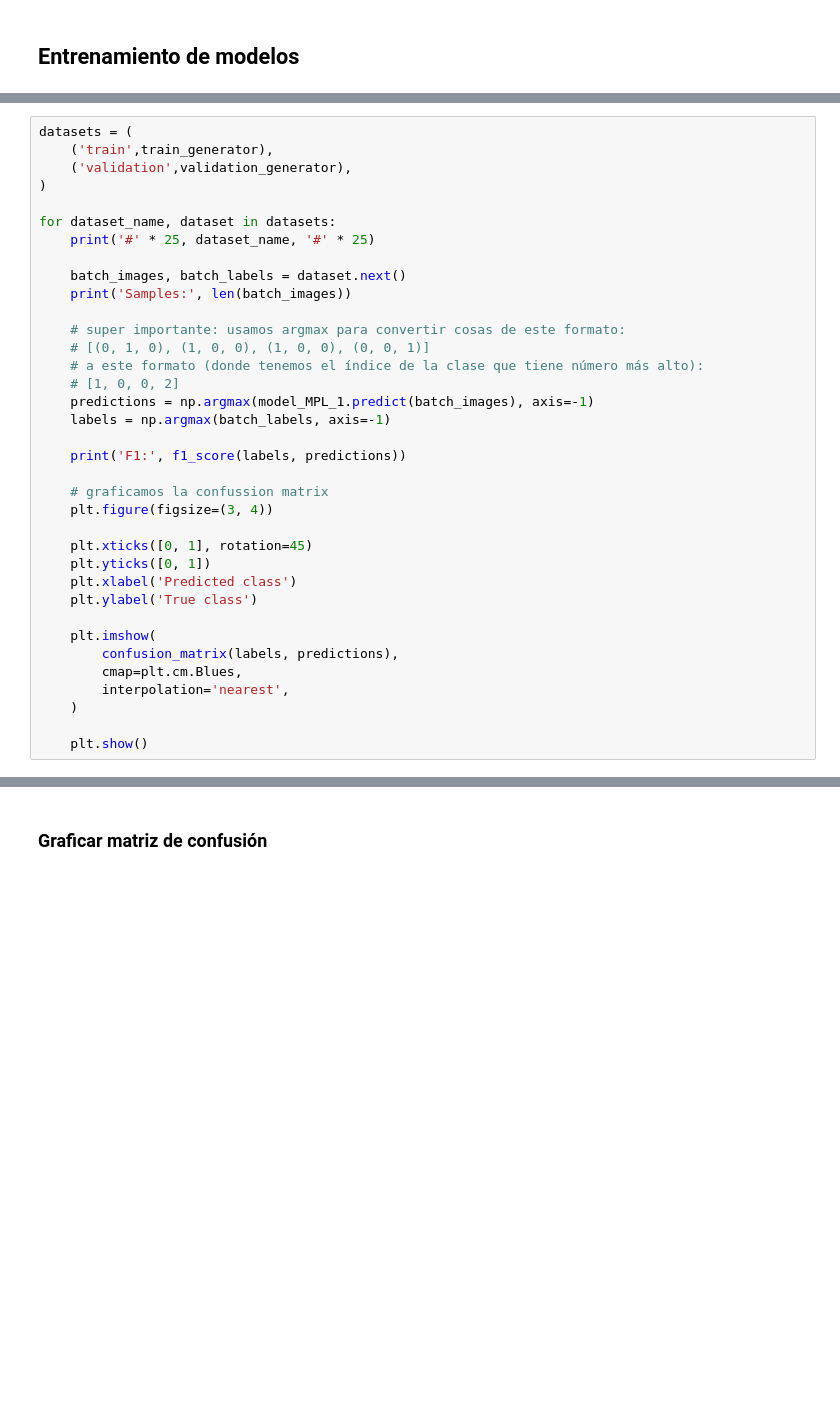
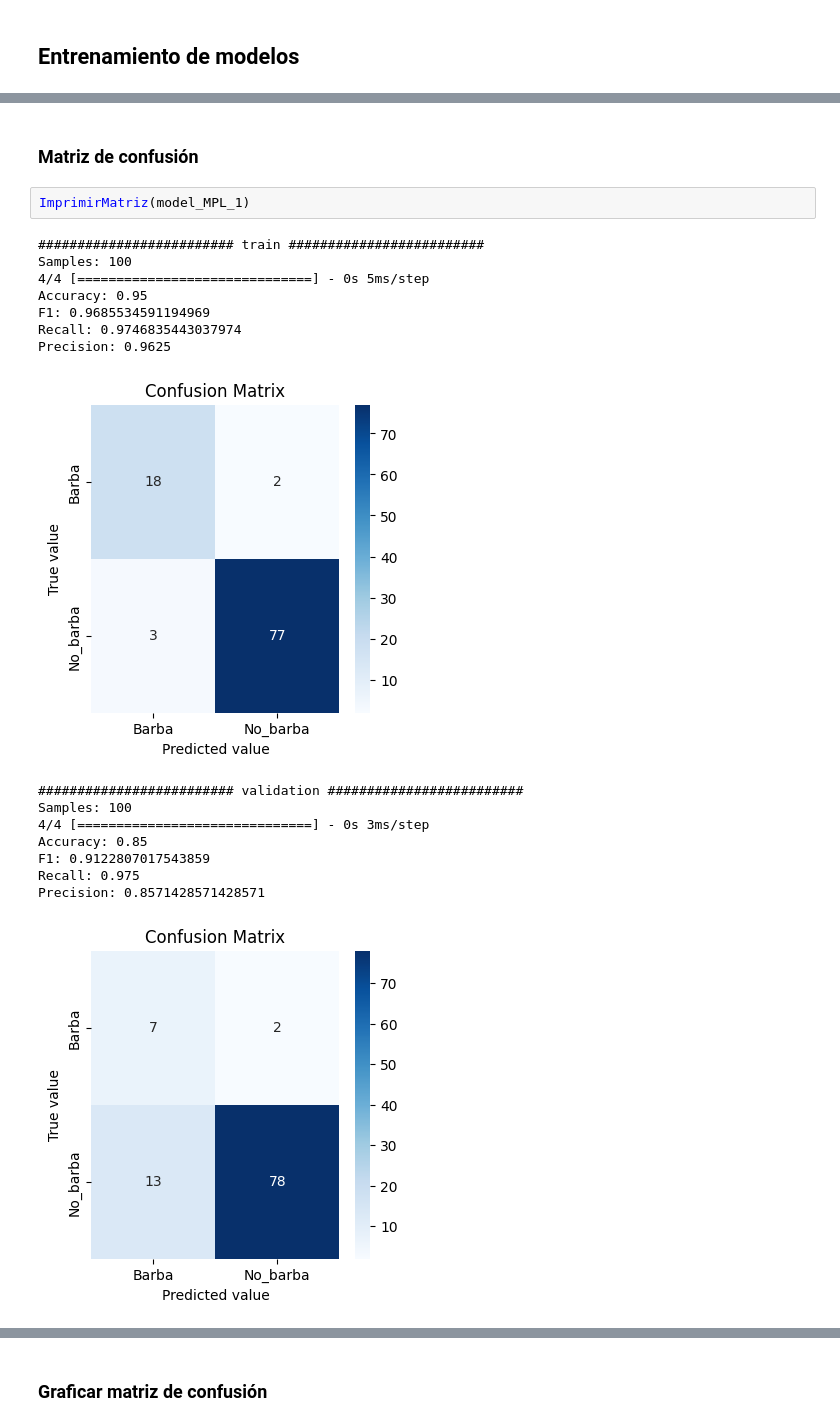
Before and after one commit to MatiasWilliner/TP_ML_Dominguez_Lastra_Williner, a Jupyter notebook: tp3_celebfaces.ipynb, the cells around one changed output, grey strips where cells are left out. Cells and saved outputs as stored; diff of their text form; blank space fills up the shorter version.

```diff
--- a/tp3_celebfaces.ipynb
+++ b/tp3_celebfaces.ipynb
@@ -284,37 +383,22 @@ plt.show()
-# %%
-datasets = (
-    ('train',train_generator),
-    ('validation',validation_generator),
-)
-
-for dataset_name, dataset in datasets:
-    print('#' * 25, dataset_name, '#' * 25)
-
-    batch_images, batch_labels = dataset.next()
-    print('Samples:', len(batch_images))
-
-    # super importante: usamos argmax para convertir cosas de este formato:
-    # [(0, 1, 0), (1, 0, 0), (1, 0, 0), (0, 0, 1)]
-    # a este formato (donde tenemos el índice de la clase que tiene número más alto):
-    # [1, 0, 0, 2]
-    predictions = np.argmax(model_MPL_1.predict(batch_images), axis=-1)
-    labels = np.argmax(batch_labels, axis=-1)
-
-    print('F1:', f1_score(labels, predictions))
-
-    # graficamos la confussion matrix
-    plt.figure(figsize=(3, 4))
-
-    plt.xticks([0, 1], rotation=45)
-    plt.yticks([0, 1])
-    plt.xlabel('Predicted class')
-    plt.ylabel('True class')
-
-    plt.imshow(
-        confusion_matrix(labels, predictions),
-        cmap=plt.cm.Blues,
-        interpolation='nearest',
-    )
-
-    plt.show()
+# %% [markdown]
+### Matriz de confusión
+# %%
+ImprimirMatriz(model_MPL_1)
+# %% [output]
+######################### train #########################
+Samples: 100
+4/4 [==============================] - 0s 5ms/step
+Accuracy: 0.95
+F1: 0.9685534591194969
+Recall: 0.9746835443037974
+Precision: 0.9625
+[figure, added]
+######################### validation #########################
+Samples: 100
+4/4 [==============================] - 0s 3ms/step
+Accuracy: 0.85
+F1: 0.9122807017543859
+Recall: 0.975
+Precision: 0.8571428571428571
+[figure, added]
 # %% [markdown]
```
Also changed, not shown: parts of 99 cells of this notebook.
